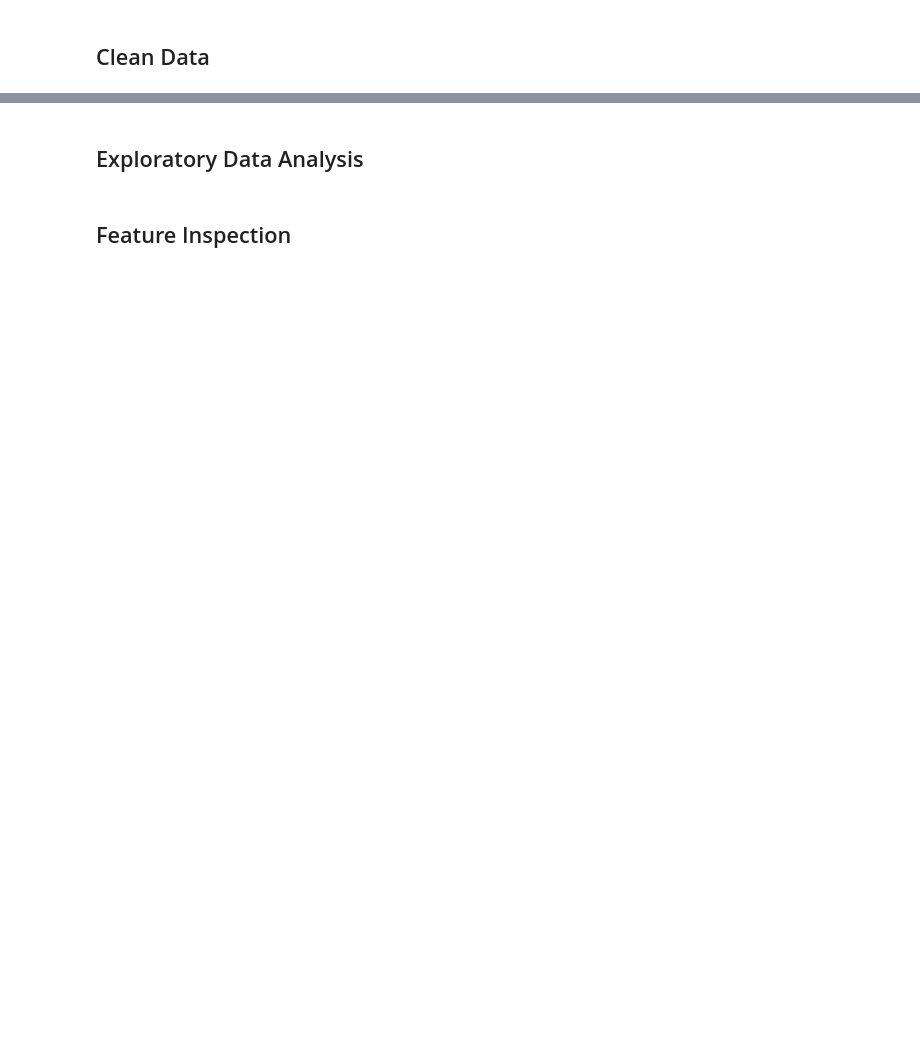
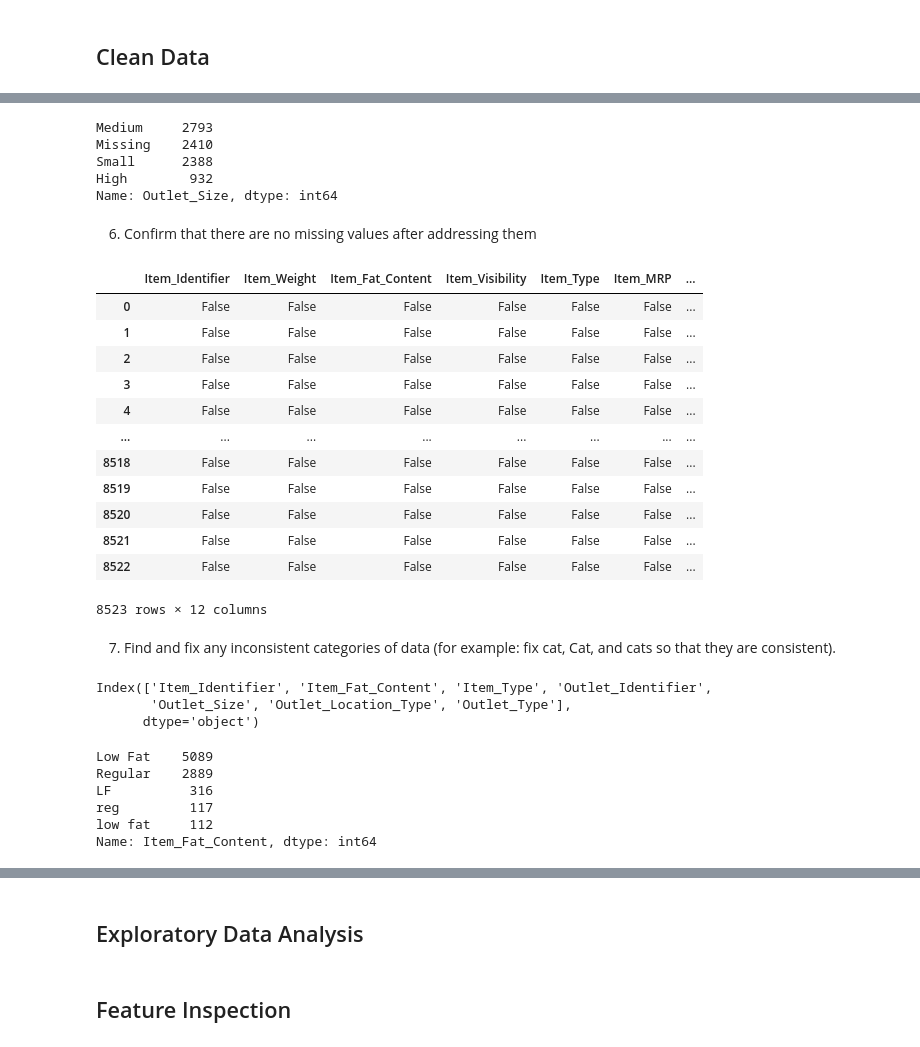
Before and after one commit to ddy623/Prediction-of-Product-Sales, a Jupyter notebook: Prediction_of_Product_Sales.ipynb, the cells around one changed output, grey strips where cells are left out. Saved outputs shown, nothing was run; the diff lists cells and outputs as text; code cells hidden in the pictures; blank space fills up the shorter version.

```diff
--- a/Prediction_of_Product_Sales.ipynb
+++ b/Prediction_of_Product_Sales.ipynb
@@ -12,0 +160,47 @@
+# %%
+df['Outlet_Size'] = df['Outlet_Size'].fillna("Missing")
+df['Outlet_Size'].value_counts(dropna=False)
+# %% [output]
+Medium     2793
+Missing    2410
+Small      2388
+High        932
+Name: Outlet_Size, dtype: int64
+# %% [markdown]
+6) Confirm that there are no missing values after addressing them
+# %%
+df.isna()
+# %% [output]
+|  | Item_Identifier | Item_Weight | Item_Fat_Content | Item_Visibility | Item_Type | Item_MRP | ... |
+| 0 | False | False | False | False | False | False | ... |
+| 1 | False | False | False | False | False | False | ... |
+| 2 | False | False | False | False | False | False | ... |
+| 3 | False | False | False | False | False | False | ... |
+| 4 | False | False | False | False | False | False | ... |
+| ... | ... | ... | ... | ... | ... | ... | ... |
+| 8518 | False | False | False | False | False | False | ... |
+| 8519 | False | False | False | False | False | False | ... |
+| 8520 | False | False | False | False | False | False | ... |
+| 8521 | False | False | False | False | False | False | ... |
+| 8522 | False | False | False | False | False | False | ... |
+8523 rows × 12 columns
+# %% [markdown]
+7)  Find and fix any inconsistent categories of data (for example: fix cat, Cat, and cats so that they are consistent).
+# %%
+# Identify string columns
+string_cols = df.select_dtypes("object").columns
+string_cols
+# %% [output]
+Index(['Item_Identifier', 'Item_Fat_Content', 'Item_Type', 'Outlet_Identifier',
+       'Outlet_Size', 'Outlet_Location_Type', 'Outlet_Type'],
+      dtype='object')
+# %%
+# Explore the value counts of one feature
+df['Item_Fat_Content'].value_counts()
+# %% [output]
+Low Fat    5089
+Regular    2889
+LF          316
+reg         117
+low fat     112
+Name: Item_Fat_Content, dtype: int64
```
Also changed, not shown: parts of 26 cells of this notebook.
